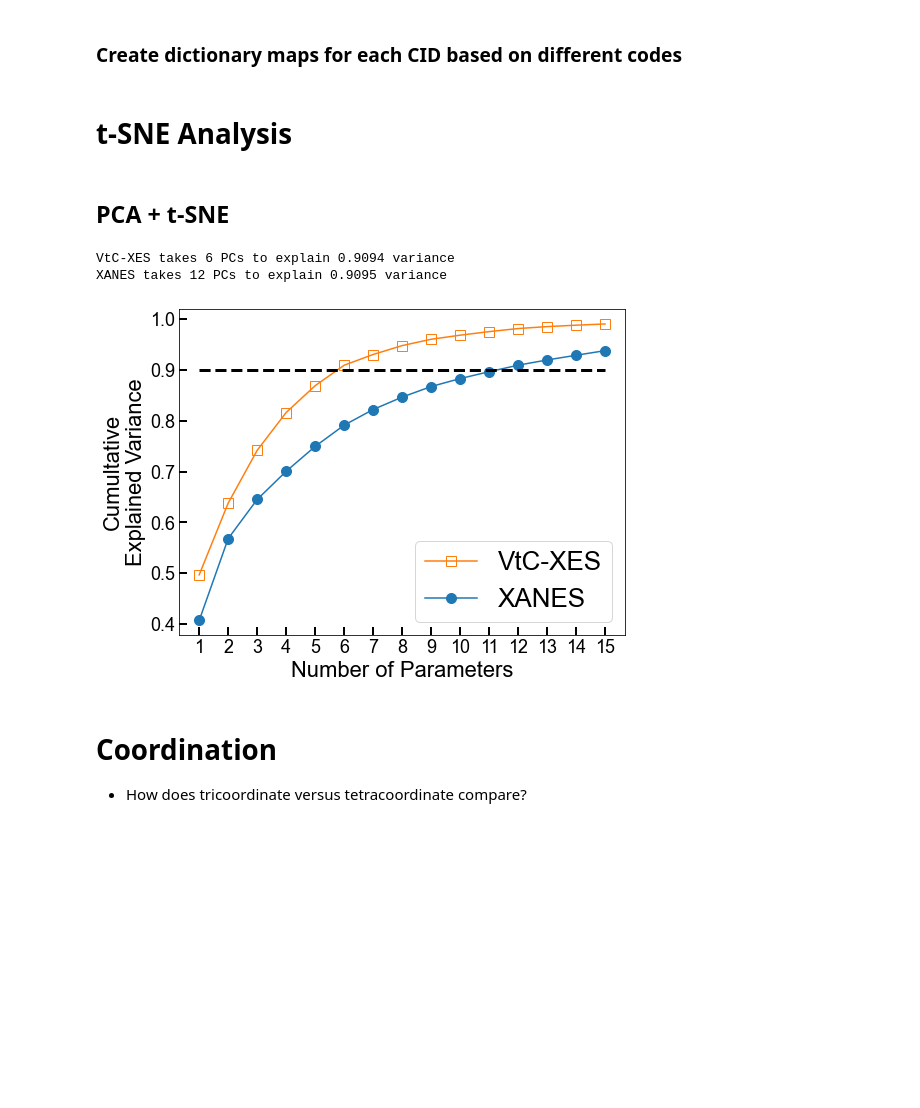
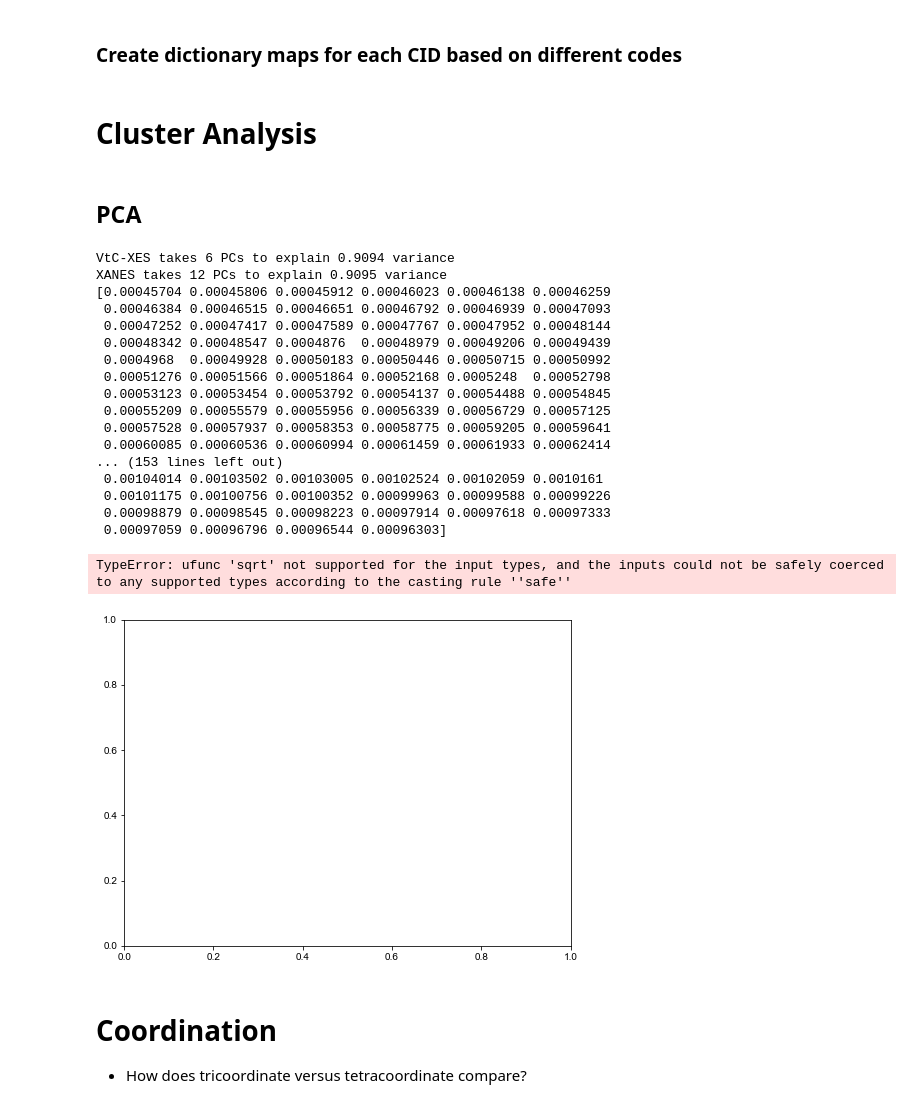
Before and after one commit to Seidler-Lab/Phosphorus-ML-Project, a Jupyter notebook: Data_Analysis_Sam.ipynb, the cells around one changed output. Saved outputs shown, nothing was run; the diff lists cells and outputs as text; code cells hidden in the pictures; blank space fills up the shorter version.

```diff
--- a/Data_Analysis_Sam.ipynb
+++ b/Data_Analysis_Sam.ipynb
@@ -65,35 +65,67 @@ ohcodemap = {compound['CID']:OHCODES[compound['Class']] for compound in X_data_c
 # chargemap
 chargemap = {compound['CID']:compound['Charge'] for compound in X_data_classed}
 # %% [markdown]
-# t-SNE Analysis
+# Cluster Analysis
 # %% [markdown]
-## PCA + t-SNE
+## PCA
 # %%
-XES = np.array([c['XES_Normalized'] for c in X_data_classed])
-XANES = np.array([c['XANES_Normalized'] for c in X_data_classed])
+# if make_SI_figures:
+if True:
+    XES = np.array([c['XES_Normalized'] for c in X_data_classed])
+    XANES = np.array([c['XANES_Normalized'] for c in X_data_classed])
 
-# pca
-pca_all_xes = PCA()
-XES_PCA = pca_all_xes.fit_transform(XES)
-pca_all_xanes = PCA()
-XANES_PCA = pca_all_xanes.fit_transform(XANES)
+    # pca
+    pca_all_xes = PCA()
+    XES_PCA = pca_all_xes.fit_transform(XES)
+    pca_all_xanes = PCA()
+    XANES_PCA = pca_all_xanes.fit_transform(XANES)
 
-N = XANES_PCA.shape[1]
+    N = XANES_PCA.shape[1]
 
-explained_var_xes = np.array([np.sum(pca_all_xes.explained_variance_ratio_[:i+1]) for i in range(N)])
-explained_var_xanes = np.array([np.sum(pca_all_xanes.explained_variance_ratio_[:i+1]) for i in range(N)])
+    explained_var_xes = np.array([np.sum(pca_all_xes.explained_variance_ratio_[:i+1]) for i in range(N)])
+    explained_var_xanes = np.array([np.sum(pca_all_xanes.explained_variance_ratio_[:i+1]) for i in range(N)])
 
-threshold_xes = np.where(explained_var_xes >= 0.9)[0][0]
-threshold_xanes = np.where(explained_var_xanes >= 0.9)[0][0]
+    threshold_xes = np.where(explained_var_xes >= 0.9)[0][0]
+    threshold_xanes = np.where(explained_var_xanes >= 0.9)[0][0]
 
-print(f"VtC-XES takes {threshold_xes+1} PCs to explain {explained_var_xes[threshold_xes]:.04f} variance")
-print(f"XANES takes {threshold_xanes+1} PCs to explain {explained_var_xanes[threshold_xanes]:.04f} variance")
+    print(f"VtC-XES takes {threshold_xes+1} PCs to explain {explained_var_xes[threshold_xes]:.04f} variance")
+    print(f"XANES takes {threshold_xanes+1} PCs to explain {explained_var_xanes[threshold_xanes]:.04f} variance")
 
-make_stacked_scree(pca_all_xes.explained_variance_ratio_, pca_all_xanes.explained_variance_ratio_, n=15)
+    pca = PCA(n_components=threshold_xes + 1)
+    pca = pca.fit(XES)
+    true = [XES[0]]
+    reduced = pca.transform(true)
+    recon = pca.inverse_transform(reduced)
+
+    x = X_data_classed[0][f'XES_Spectra'][0]
+    fig, ax = plt.subplots(figsize=(8,6))
+    true = np.array(true).reshape(-1)
+    print(true)
+    ax.scatter(x, true, 'r-')
+#     plt.plot([x], recon, 'k-')
+    plt.show()
+
+#     make_stacked_scree(pca_all_xes.explained_variance_ratio_, pca_all_xanes.explained_variance_ratio_, n=15)
 # %% [output]
 VtC-XES takes 6 PCs to explain 0.9094 variance
 XANES takes 12 PCs to explain 0.9095 variance
+[0.00045704 0.00045806 0.00045912 0.00046023 0.00046138 0.00046259
+ 0.00046384 0.00046515 0.00046651 0.00046792 0.00046939 0.00047093
+ 0.00047252 0.00047417 0.00047589 0.00047767 0.00047952 0.00048144
+ 0.00048342 0.00048547 0.0004876  0.00048979 0.00049206 0.00049439
+ 0.0004968  0.00049928 0.00050183 0.00050446 0.00050715 0.00050992
+ 0.00051276 0.00051566 0.00051864 0.00052168 0.0005248  0.00052798
+ 0.00053123 0.00053454 0.00053792 0.00054137 0.00054488 0.00054845
+ 0.00055209 0.00055579 0.00055956 0.00056339 0.00056729 0.00057125
+ 0.00057528 0.00057937 0.00058353 0.00058775 0.00059205 0.00059641
+ 0.00060085 0.00060536 0.00060994 0.00061459 0.00061933 0.00062414
+... (153 lines left out)
+ 0.00104014 0.00103502 0.00103005 0.00102524 0.00102059 0.0010161
+ 0.00101175 0.00100756 0.00100352 0.00099963 0.00099588 0.00099226
+ 0.00098879 0.00098545 0.00098223 0.00097914 0.00097618 0.00097333
+ 0.00097059 0.00096796 0.00096544 0.00096303]
+TypeError: ufunc 'sqrt' not supported for the input types, and the inputs could not be safely coerced to any supported types according to the casting rule ''safe''
-[figure, old version]
+[figure, new version]
 # %% [markdown]
 # Coordination
 
```
Also changed, not shown: parts of 35 cells of this notebook, 2 other files.
